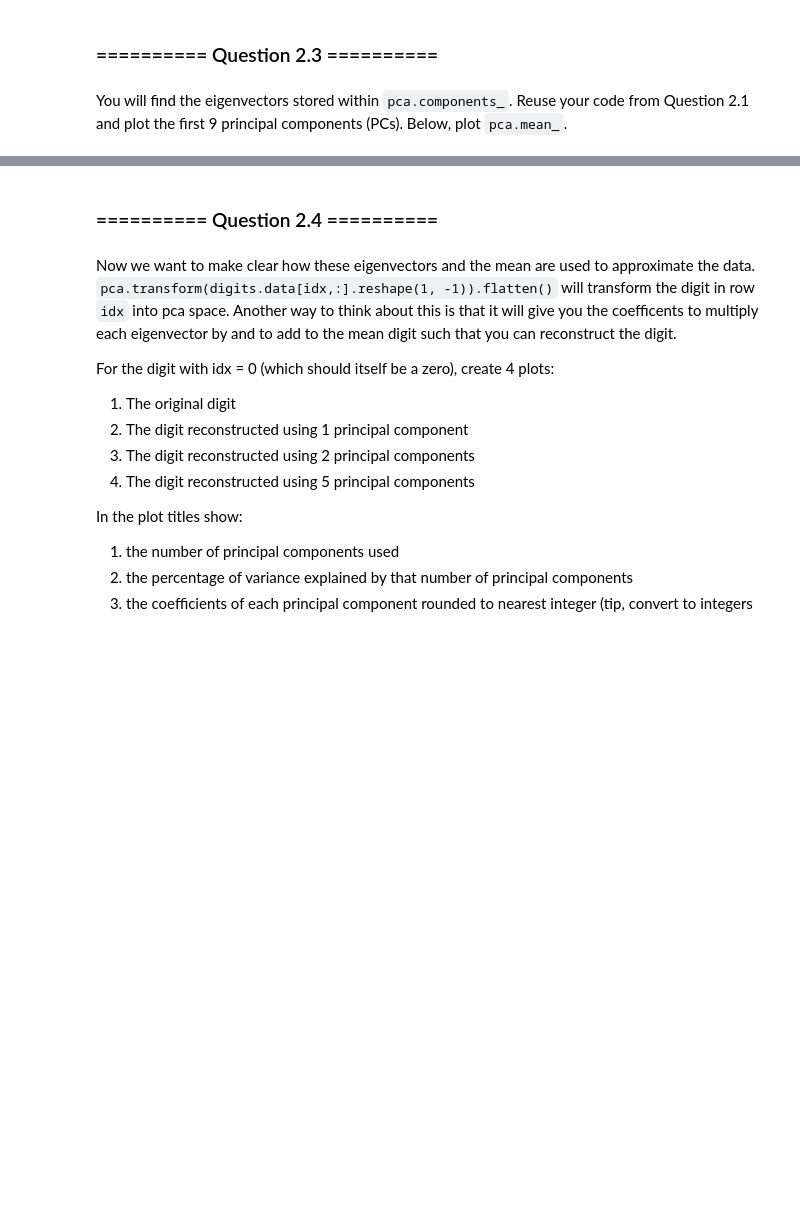
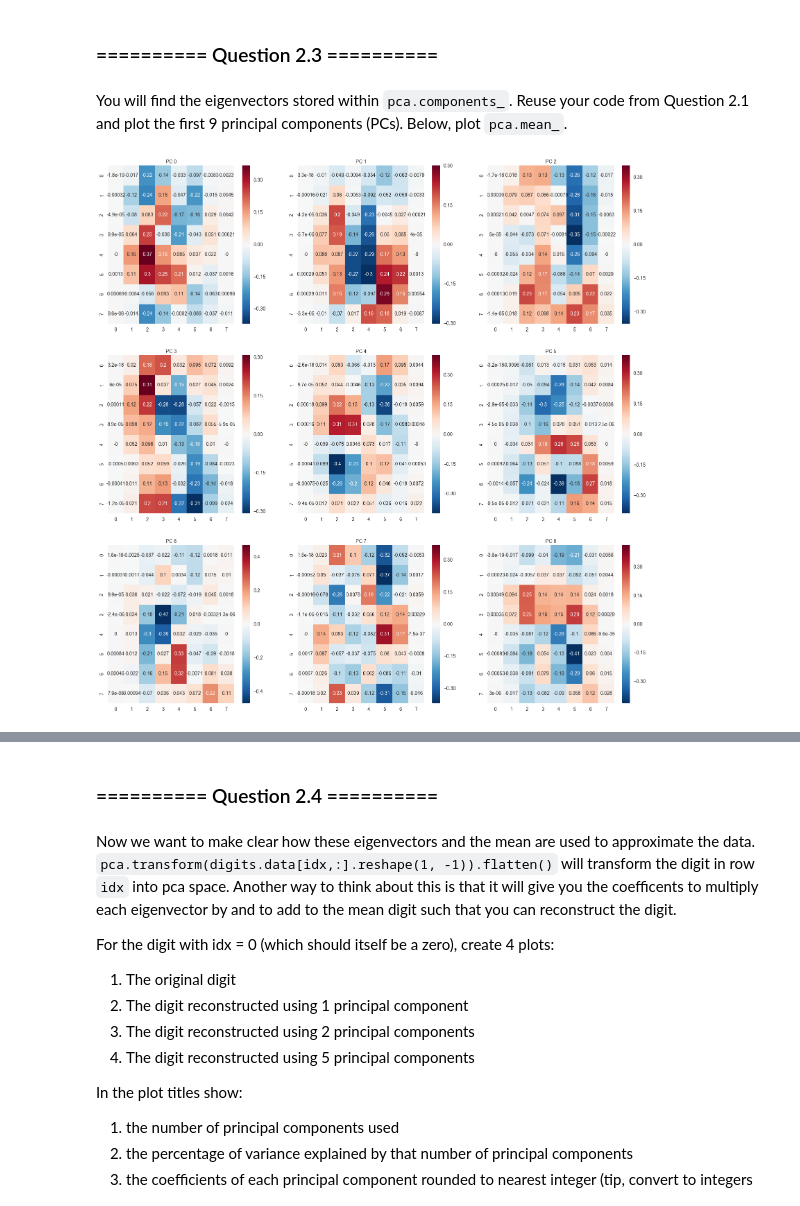
Before and after one commit to richardharmadi/iaml, a Jupyter notebook: 09_Assignment_4.ipynb, the cells around one changed output, grey strips where cells are left out. Saved outputs shown, nothing was run; the diff lists cells and outputs as text; code cells hidden in the pictures; blank space fills up the shorter version.

```diff
--- a/09_Assignment_4.ipynb
+++ b/09_Assignment_4.ipynb
@@ -636,0 +681,14 @@ You will find the eigenvectors stored within `pca.components_`. Reuse your code
+# %%
+# Your code goes here
+# First 9 principal components in the dataset
+firstninePC = pca.components_[0:9,:]
+
+fig, axs = plt.subplots(nrows=3, ncols=3,figsize=(20, 20))
+
+axs = axs.ravel() #axs reshape to 1D array
+for i in range(len(axs)): #axs reshape to 1D array
+    axs[i].set_title('PC '+str(i),fontsize=10)
+    plotdigit = firstninePC[i]
+    axs[i] = sns.heatmap(plotdigit.reshape(8,8),annot=True,ax=axs[i])
+# %% [output]
+[figure, added]
```
Also changed, not shown: parts of 8 cells of this notebook.
